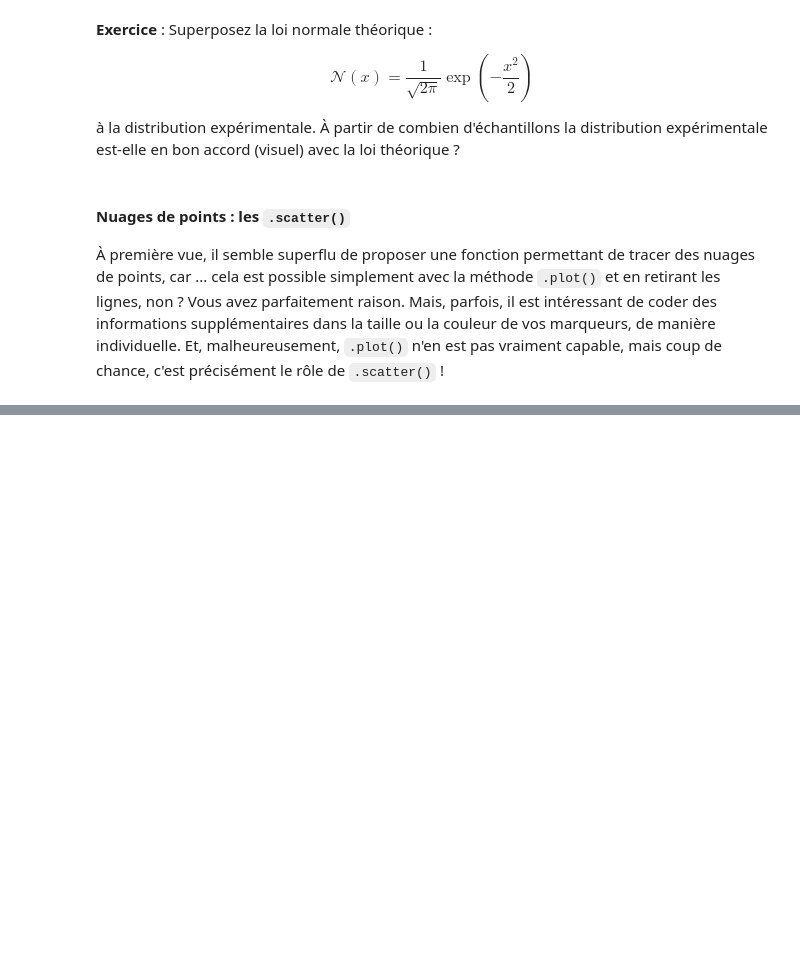
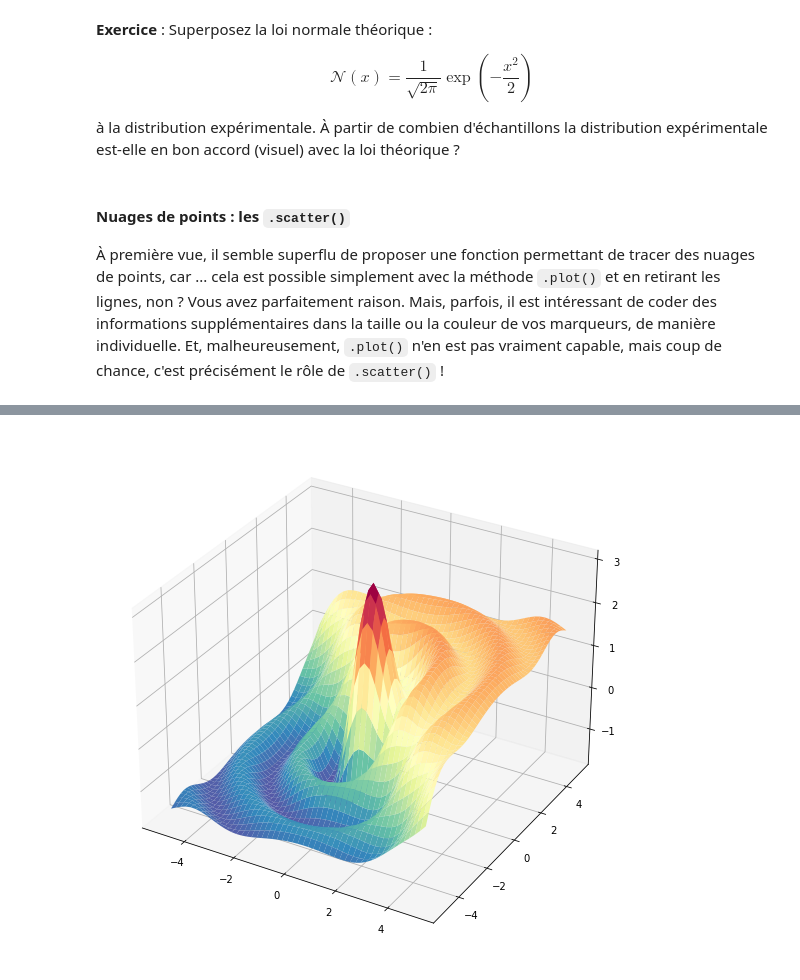
Before and after one commit to bsaintmichel/python-zero, a Jupyter notebook: Application_B_Matplotlib.ipynb, the cells around one changed output, grey strips where cells are left out. Saved outputs shown, nothing was run; the diff lists cells and outputs as text; code cells hidden in the pictures; blank space fills up the shorter version.

```diff
--- a/Application_B_Matplotlib.ipynb
+++ b/Application_B_Matplotlib.ipynb
@@ -431,0 +481,16 @@ Argh !
+# %%
+import numpy as np
+import matplotlib.pyplot as plt
+
+# Generating the mesh of (X,Y) coordinates
+x = np.linspace(-5,5,50)
+[X,Y] = np.meshgrid(x,x)
+
+# Creating a wacky function
+Z = 3*np.sinc(np.sqrt(X**2+Y**2)) + np.arctan(X+Y)
+
+fig = plt.figure(figsize=[9,8])
+ax = fig.add_axes([0.1,0.1,0.9,0.9], projection='3d')
+sf = ax.plot_surface(X, Y, Z, cmap='Spectral_r', linewidth=0, rstride=1, cstride=1)
+# %% [output]
+[figure, added]
```
Also changed, not shown: parts of 16 cells of this notebook, 2 other files.
